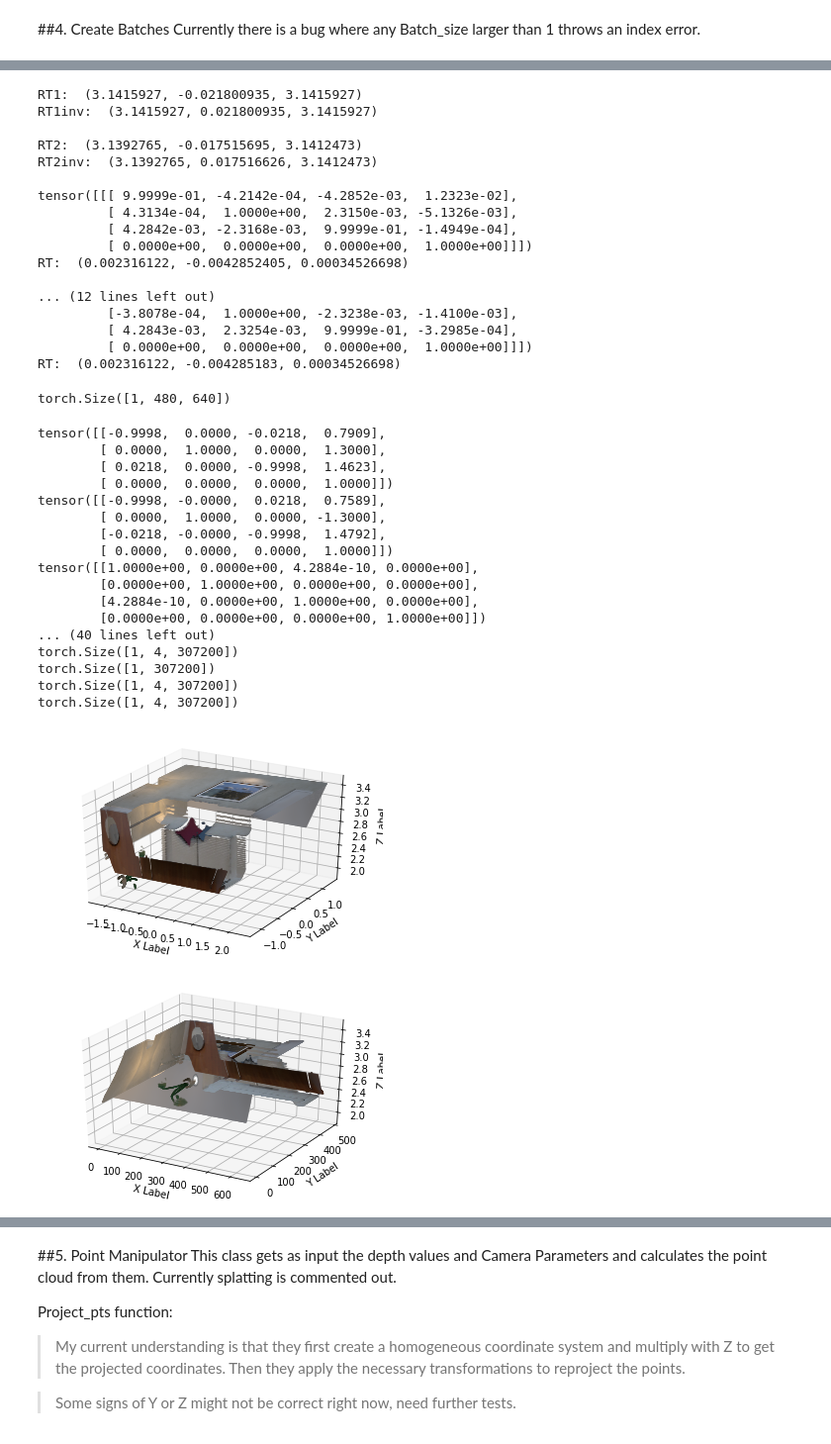
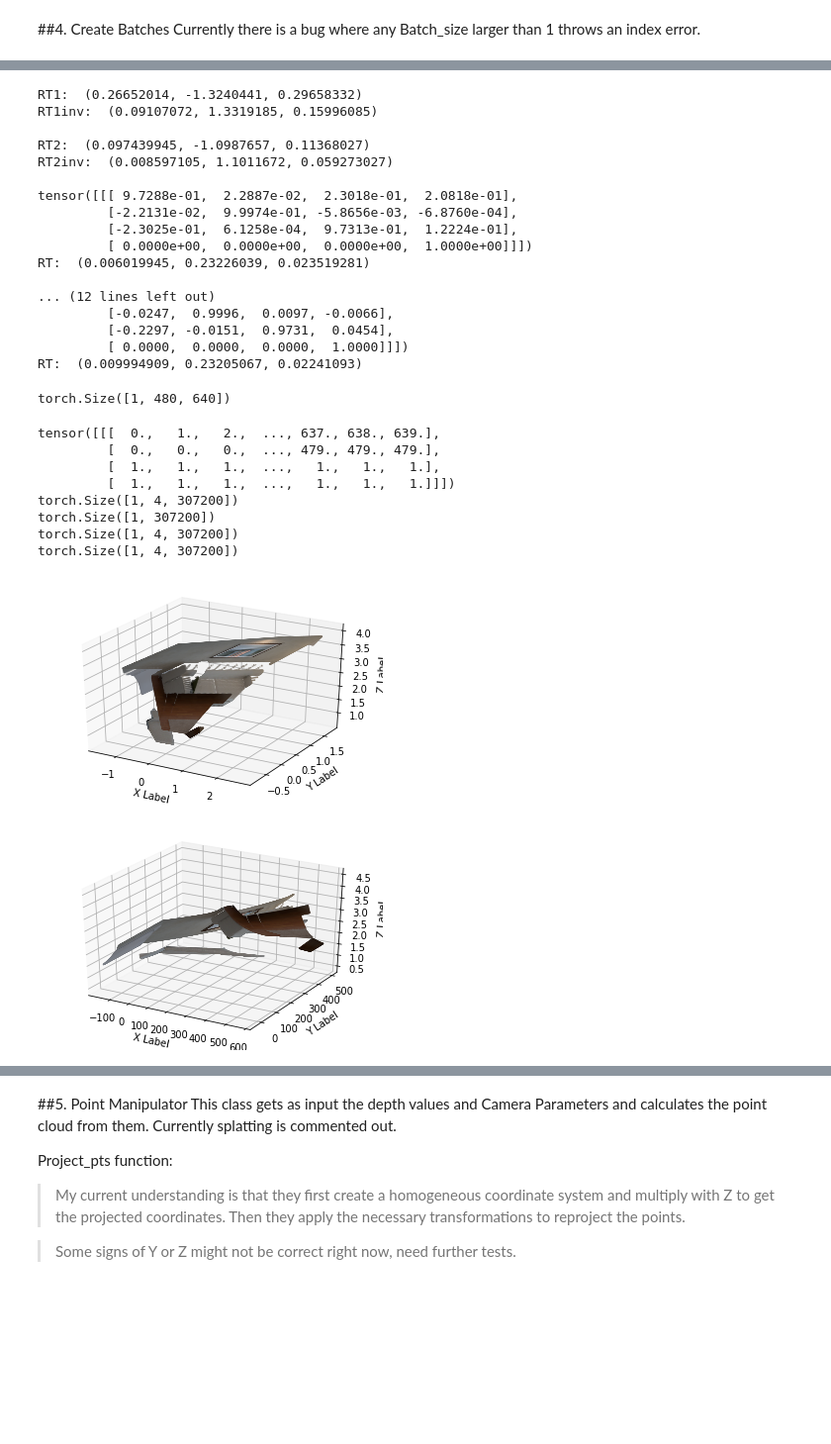
Before and after one commit to lukasHoel/novel-view-synthesis, a Jupyter notebook: notebooks/Point_Manipulation_lukas_14_05.ipynb, the cells around one changed output, grey strips where cells are left out. Shown at 99% size. Cells and saved outputs as stored; diff of their text form; code cells hidden in the pictures; blank space fills up the shorter version.

```diff
--- a/notebooks/Point_Manipulation_lukas_14_05.ipynb
+++ b/notebooks/Point_Manipulation_lukas_14_05.ipynb
@@ -118,7 +118,7 @@ dataset = ICLNUIMDataset(path, transform=transform,
 
 print("Loaded following data: {} (samples: {})".format(data_dict["path"], len(dataset)))
 
-item = dataset.__getitem__(0)
+item = dataset.__getitem__(400)
 print(item['cam'])
 print(item['output']['idx'])
 
@@ -204,23 +204,23 @@ RT = item["cam"]["RT1inv"].unsqueeze(0).bmm(item["cam"]["RT2"].unsqueeze(0))
 print(RT)
 print("RT: ", getEulerAngles(RT.squeeze().cpu().numpy()))
 # %% [output]
-RT1:  (3.1415927, -0.021800935, 3.1415927)
-RT1inv:  (3.1415927, 0.021800935, 3.1415927)
+RT1:  (0.26652014, -1.3240441, 0.29658332)
+RT1inv:  (0.09107072, 1.3319185, 0.15996085)
 
-RT2:  (3.1392765, -0.017515695, 3.1412473)
-RT2inv:  (3.1392765, 0.017516626, 3.1412473)
+RT2:  (0.097439945, -1.0987657, 0.11368027)
+RT2inv:  (0.008597105, 1.1011672, 0.059273027)
 
-tensor([[[ 9.9999e-01, -4.2142e-04, -4.2852e-03,  1.2323e-02],
-         [ 4.3134e-04,  1.0000e+00,  2.3150e-03, -5.1326e-03],
-         [ 4.2842e-03, -2.3168e-03,  9.9999e-01, -1.4949e-04],
+tensor([[[ 9.7288e-01,  2.2887e-02,  2.3018e-01,  2.0818e-01],
+         [-2.2131e-02,  9.9974e-01, -5.8656e-03, -6.8760e-04],
+         [-2.3025e-01,  6.1258e-04,  9.7313e-01,  1.2224e-01],
          [ 0.0000e+00,  0.0000e+00,  0.0000e+00,  1.0000e+00]]])
-RT:  (0.002316122, -0.0042852405, 0.00034526698)
+RT:  (0.006019945, 0.23226039, 0.023519281)
 
 ... (12 lines left out)
-         [-3.8078e-04,  1.0000e+00, -2.3238e-03, -1.4100e-03],
-         [ 4.2843e-03,  2.3254e-03,  9.9999e-01, -3.2985e-04],
-         [ 0.0000e+00,  0.0000e+00,  0.0000e+00,  1.0000e+00]]])
-RT:  (0.002316122, -0.004285183, 0.00034526698)
+         [-0.0247,  0.9996,  0.0097, -0.0066],
+         [-0.2297, -0.0151,  0.9731,  0.0454],
+         [ 0.0000,  0.0000,  0.0000,  1.0000]]])
+RT:  (0.009994909, 0.23205067, 0.02241093)
 # %%
 %matplotlib inline
 #%matplotlib notebook
@@ -399,6 +399,10 @@ K = item['cam']['K'][:3, :3]
 Kinv = item['cam']['Kinv'][:3, :3]
 RT1inv = item['cam']['RT1inv']
 RT2 = item['cam']['RT2']
+
+# ALTERNATIVE
+RT1inv = item['cam']['RT1']
+RT2 = item['cam']['RT2inv']
 
 # USE RT values from https://www.doc.ic.ac.uk/~ahanda/VaFRIC/livingRoom2n.gt.sim
 # instead of the calculated ones via python (with code adapted from: https://www.doc.ic.ac.uk/~ahanda/VaFRIC/computeRT.m)
@@ -448,48 +452,39 @@ RT2inv = item['cam']['RT2inv']
 print(RT2)
 print(RT2inv)
 print(RT2inv.matmul(RT2))
 
 RT2[0,0] = -0.999825
 RT2[0,1] = -0.000453
 RT2[0,2] = -0.018692
 RT2[0,3] = 0.796154
 RT2[1,0] = -0.000412
 RT2[1,1] = 0.999997
 RT2[1,2] = -0.002236
 RT2[1,3] = 1.299601
 RT2[2,0] = 0.018693
 RT2[2,1] = -0.002228
 RT2[2,2] = -0.999822
 RT2[2,3] = 1.462476
 
 RT2inv = RT2.inverse()
 
 print(RT2)
 print(RT2inv)
 print(RT2inv.matmul(RT2))
 '''
 
 render_pointclouds(H, W, depth, K, Kinv, RT1inv, RT2, colors=item["image"], prefix="from_input_")
 # %% [output]
-tensor([[-0.9998,  0.0000, -0.0218,  0.7909],
-        [ 0.0000,  1.0000,  0.0000,  1.3000],
-        [ 0.0218,  0.0000, -0.9998,  1.4623],
-        [ 0.0000,  0.0000,  0.0000,  1.0000]])
-tensor([[-0.9998, -0.0000,  0.0218,  0.7589],
-        [ 0.0000,  1.0000,  0.0000, -1.3000],
-        [-0.0218, -0.0000, -0.9998,  1.4792],
-        [ 0.0000,  0.0000,  0.0000,  1.0000]])
-tensor([[1.0000e+00, 0.0000e+00, 4.2884e-10, 0.0000e+00],
-        [0.0000e+00, 1.0000e+00, 0.0000e+00, 0.0000e+00],
-        [4.2884e-10, 0.0000e+00, 1.0000e+00, 0.0000e+00],
-        [0.0000e+00, 0.0000e+00, 0.0000e+00, 1.0000e+00]])
-... (40 lines left out)
+tensor([[[  0.,   1.,   2.,  ..., 637., 638., 639.],
+         [  0.,   0.,   0.,  ..., 479., 479., 479.],
+         [  1.,   1.,   1.,  ...,   1.,   1.,   1.],
+         [  1.,   1.,   1.,  ...,   1.,   1.,   1.]]])
 torch.Size([1, 4, 307200])
 torch.Size([1, 307200])
 torch.Size([1, 4, 307200])
 torch.Size([1, 4, 307200])
-[figure, old version]
+[figure, new version]
-[figure, old version]
+[figure, new version]
 # %%
 # GENERATE POINT CLOUD FROM OUTPUT IMAGE
 #W = item['depth'].shape[-1]
```
Also changed, not shown: parts of 3 cells of this notebook.
